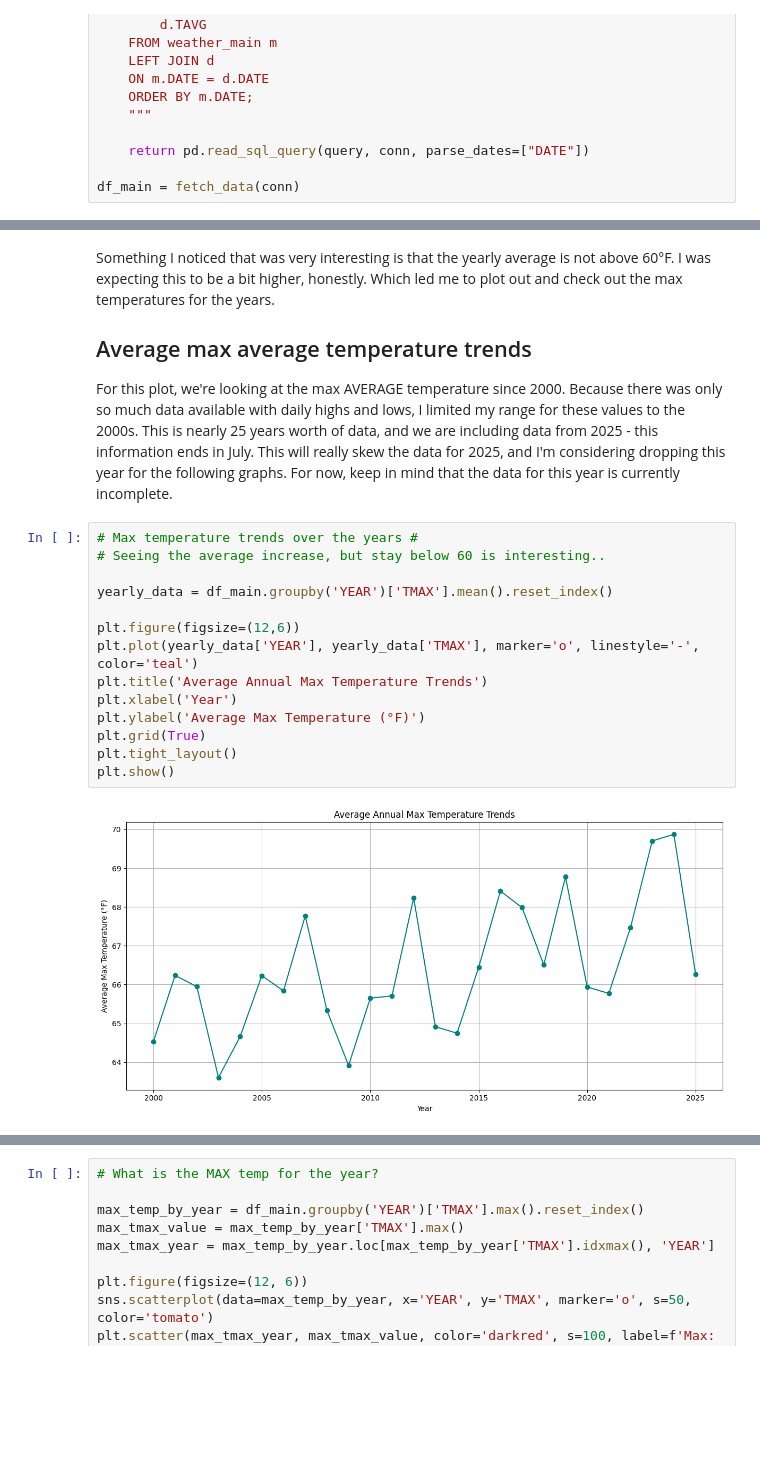
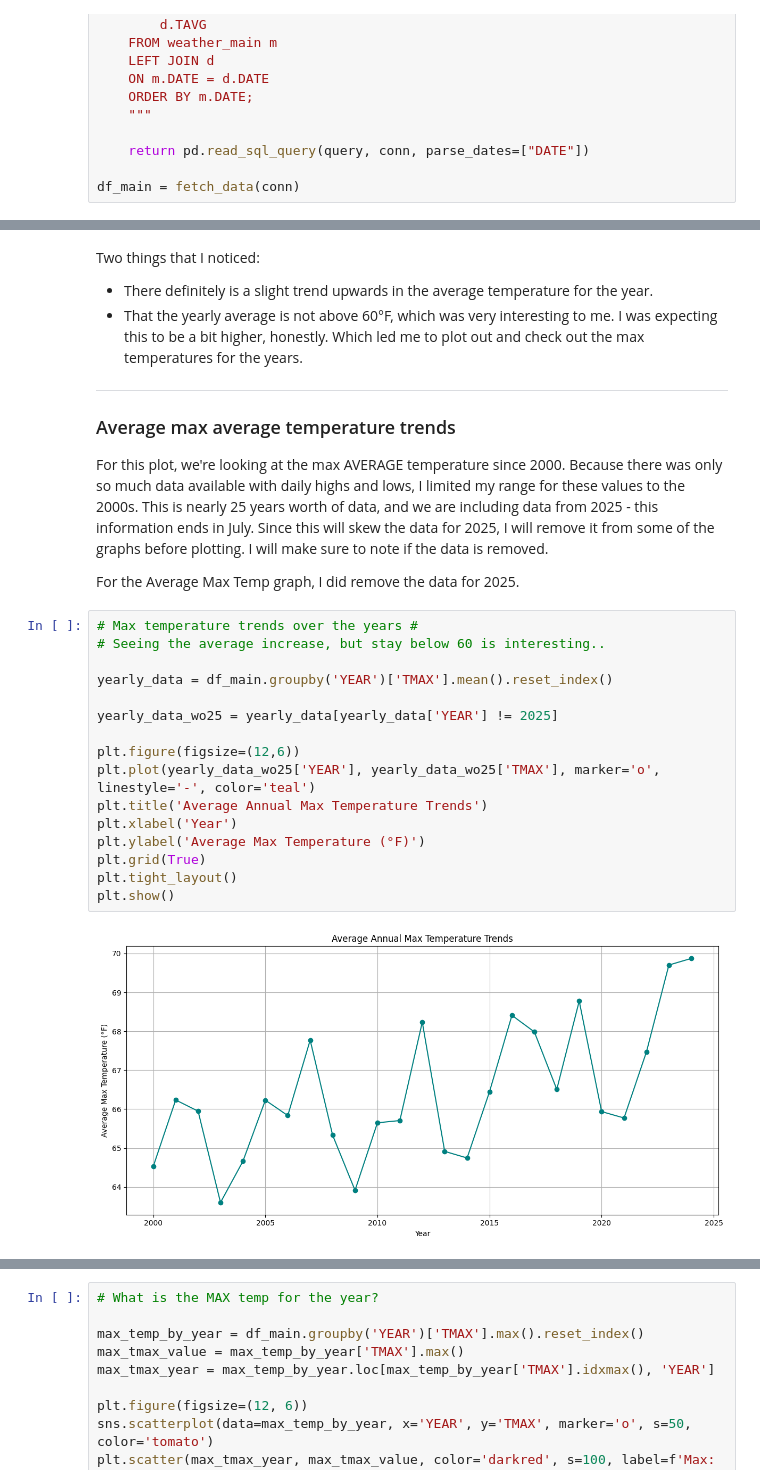
Before and after one commit to taylynne/code_you_capstone, a Jupyter notebook: data_analysis.ipynb, the cells around one changed output, grey strips where cells are left out. Cells and saved outputs as stored; diff of their text form; blank space fills up the shorter version.

Commit message:
Completed annotation for the graphs and updated the readme file.

```diff
--- a/data_analysis.ipynb
+++ b/data_analysis.ipynb
@@ -80,22 +84,31 @@ plt.show()
 # %% [markdown]
-Something I noticed that was very interesting is that the yearly average is not above 60°F.  I was expecting this to be a bit higher, honestly.  Which led me to plot out and check out the max temperatures for the years.
+Two things that I noticed:
 
-## Average max average temperature trends
+-  There definitely is a slight trend upwards in the average temperature for the year.
+-  That the yearly average is not above 60°F, which was very interesting to me.  I was expecting this to be a bit higher, honestly.  Which led me to plot out and check out the max temperatures for the years.
 
-For this plot, we're looking at the max AVERAGE temperature since 2000.  Because there was only so much data available with daily highs and lows, I limited my range for these values to the 2000s.  This is nearly 25 years worth of data, and we are including data from 2025 - this information ends in July.  This will really skew the data for 2025, and I'm considering dropping this year for the following graphs.  For now, keep in mind that the data for this year is currently incomplete.
+----
+
+### Average max average temperature trends
+
+For this plot, we're looking at the max AVERAGE temperature since 2000.  Because there was only so much data available with daily highs and lows, I limited my range for these values to the 2000s.  This is nearly 25 years worth of data, and we are including data from 2025 - this information ends in July.  Since this will skew the data for 2025, I will remove it from some of the graphs before plotting.  I will make sure to note if the data is removed.
+
+For the Average Max Temp graph, I did remove the data for 2025.
 # %%
 # Max temperature trends over the years #
 # Seeing the average increase, but stay below 60 is interesting..
 
 yearly_data = df_main.groupby('YEAR')['TMAX'].mean().reset_index()
 
+yearly_data_wo25 = yearly_data[yearly_data['YEAR'] != 2025]
+
 plt.figure(figsize=(12,6))
-plt.plot(yearly_data['YEAR'], yearly_data['TMAX'], marker='o', linestyle='-', color='teal')
+plt.plot(yearly_data_wo25['YEAR'], yearly_data_wo25['TMAX'], marker='o', linestyle='-', color='teal')
 plt.title('Average Annual Max Temperature Trends')
 plt.xlabel('Year')
 plt.ylabel('Average Max Temperature (°F)')
 plt.grid(True)
 plt.tight_layout()
 plt.show()
 # %% [output]
-[figure, old version]
+[figure, new version]
```
Also changed, not shown: parts of 9 cells of this notebook, 1 other file.
